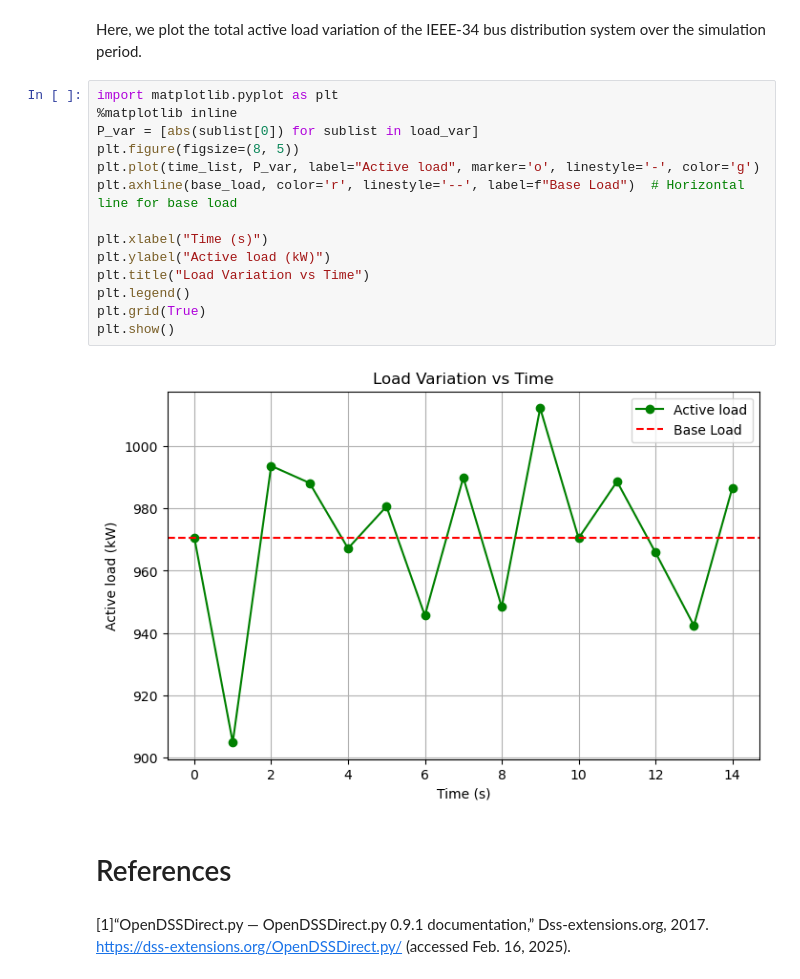
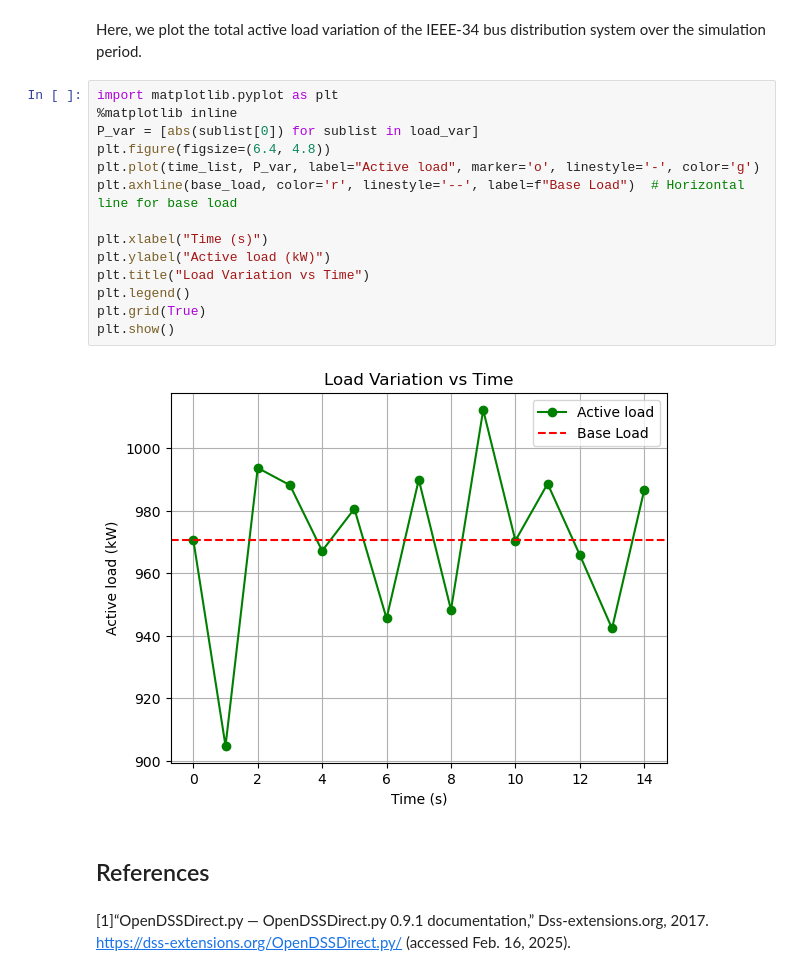
Before and after one commit to PowerCyberTraining/powercybertraining.github.io, a Jupyter notebook: pct/modules/06/distribution_federate.ipynb, the cells around one changed output. Drawn from its saved outputs; the diff is of its cells as text.

```diff
--- a/pct/modules/06/distribution_federate.ipynb
+++ b/pct/modules/06/distribution_federate.ipynb
@@ -249,20 +249,20 @@ Here, we plot the total active load variation of the IEEE-34 bus distribution sy
 # %%
 import matplotlib.pyplot as plt
 %matplotlib inline
 P_var = [abs(sublist[0]) for sublist in load_var]
-plt.figure(figsize=(8, 5))
+plt.figure(figsize=(6.4, 4.8))
 plt.plot(time_list, P_var, label="Active load", marker='o', linestyle='-', color='g')
 plt.axhline(base_load, color='r', linestyle='--', label=f"Base Load")  # Horizontal line for base load
 
 plt.xlabel("Time (s)")
 plt.ylabel("Active load (kW)")
 plt.title("Load Variation vs Time")
 plt.legend()
 plt.grid(True)
 plt.show()
 # %% [output]
-[figure, old version]
+[figure, new version]
 # %% [markdown]
-# References
+## References
 # %% [markdown]
 [1]“OpenDSSDirect.py — OpenDSSDirect.py 0.9.1 documentation,” Dss-extensions.org, 2017. https://dss-extensions.org/OpenDSSDirect.py/ (accessed Feb. 16, 2025).
```
Also changed, not shown: parts of 9 cells of this notebook, 4 other files.
